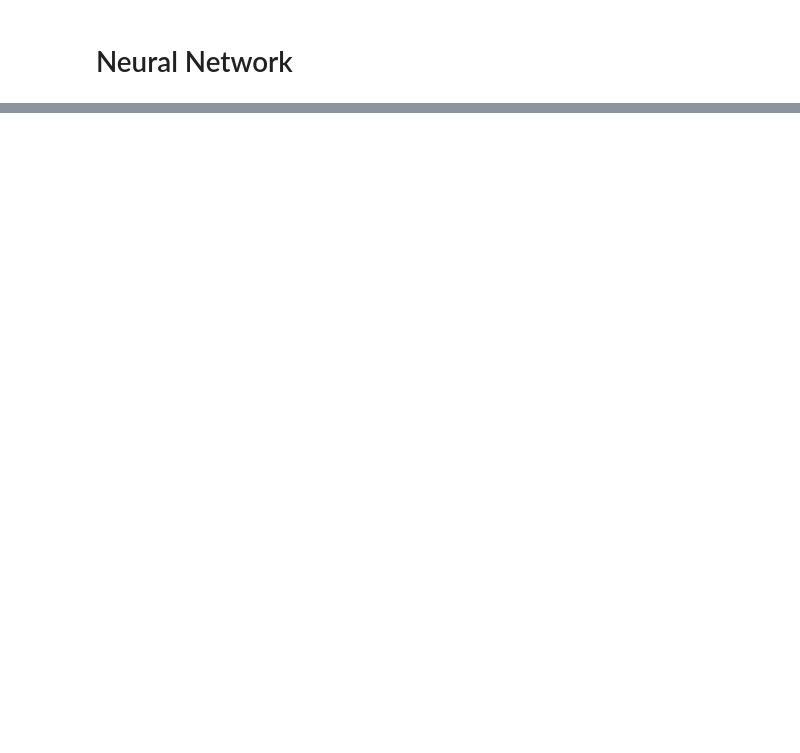
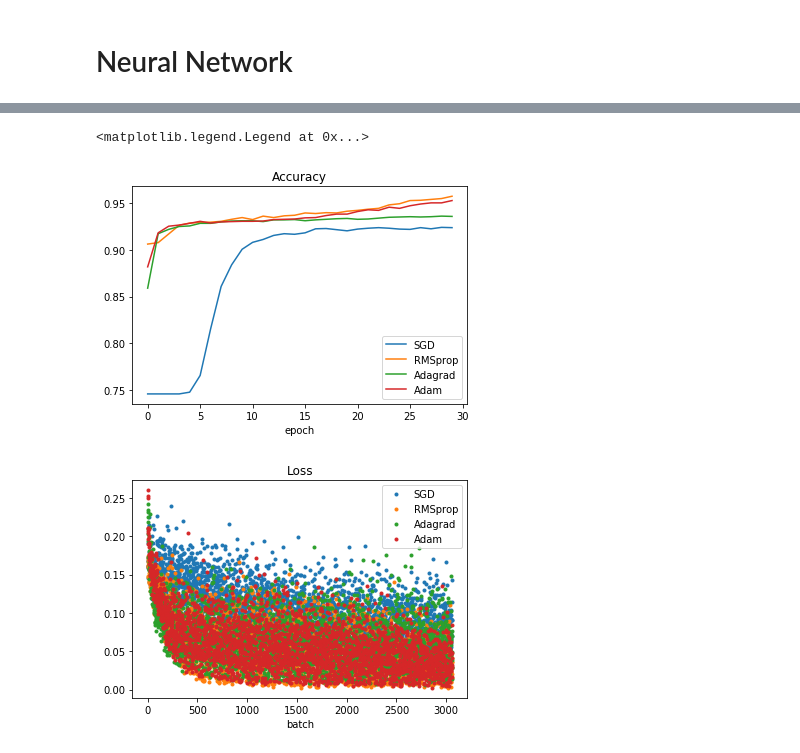
Before and after one commit to alberttxu/ml_final_project, a Jupyter notebook: final_proj.ipynb, the cells around one changed output, grey strips where cells are left out. Drawn from its saved outputs; the diff is of its cells as text; code cells hidden in the pictures; blank space fills up the shorter version.

```diff
--- a/final_proj.ipynb
+++ b/final_proj.ipynb
@@ -323,0 +386,10 @@ plt.xlabel('batch')
+# %%
+# Running neural network on sigmoid activation but with different optimizers
+sgd, sgd_loss, sgd_acc = neural_mod('sigmoid', 'sgd')
+sgd_val = sgd.test_on_batch(X_test, y_test)
+rms, rms_loss, rms_acc = neural_mod('sigmoid', 'RMSprop')
+rms_val = rms.test_on_batch(X_test, y_test)
+agd, agd_loss, agd_acc = neural_mod('sigmoid', 'Adagrad')
+agd_val = agd.test_on_batch(X_test, y_test)
+adam, adam_loss, adam_acc = neural_mod('sigmoid', 'Adam')
+adam_val = adam.test_on_batch(X_test, y_test)
@@ -323,0 +437,23 @@ plt.xlabel('batch')
+# %%
+# Graph accuracy per optimizer
+l1, = plt.plot(sgd_acc, label='SGD')
+l2, = plt.plot(rms_acc, label = 'RMSprop')
+l3, = plt.plot(agd_acc, label='Adagrad')
+l4, = plt.plot(adam_acc, label='Adam')
+plt.title('Accuracy')
+plt.xlabel('epoch')
+plt.legend(handles=[l1, l2, l3, l4])
+
+# Graph loss per activation
+plt.figure()
+l1, = plt.plot(sgd_loss, '.', label='SGD')
+l2, = plt.plot(rms_loss, '.', label='RMSprop')
+l3, = plt.plot(agd_loss, '.', label='Adagrad')
+l4, = plt.plot(adam_loss, '.', label='Adam')
+plt.title('Loss')
+plt.xlabel('batch')
+plt.legend(handles=[l1, l2, l3, l4])
+# %% [output]
+<matplotlib.legend.Legend at 0x...>
+[figure, added]
+[figure, added]
```
Also changed, not shown: parts of 15 cells of this notebook.
